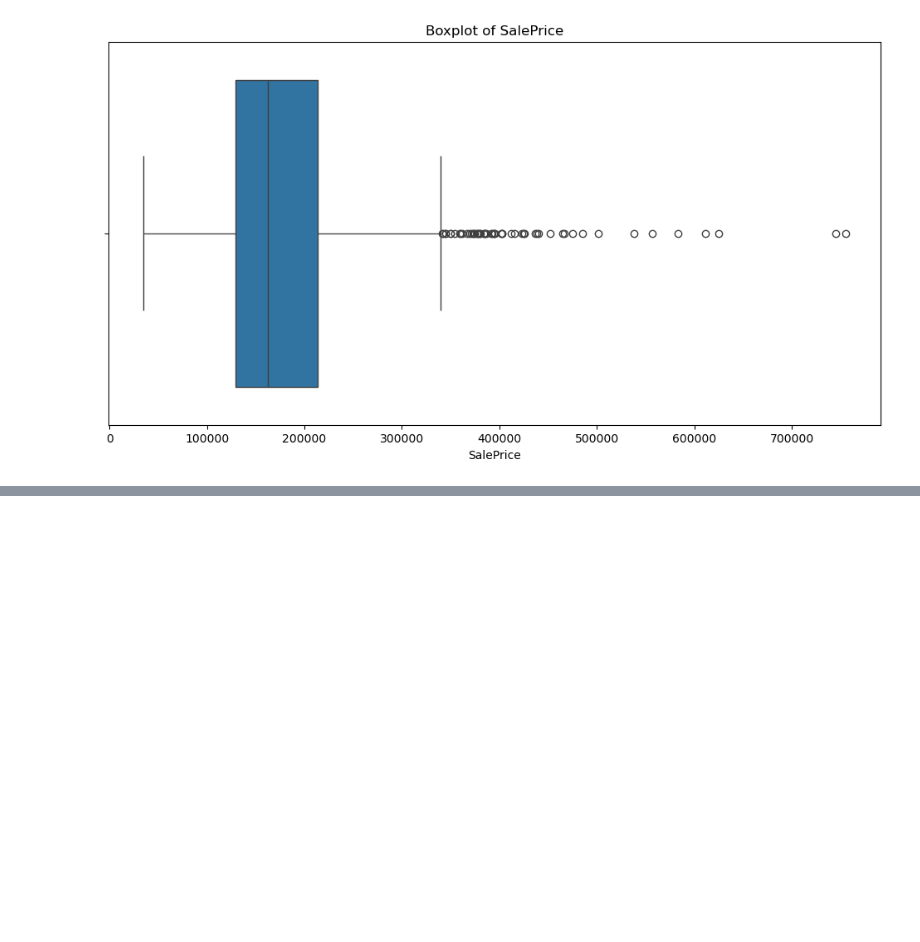
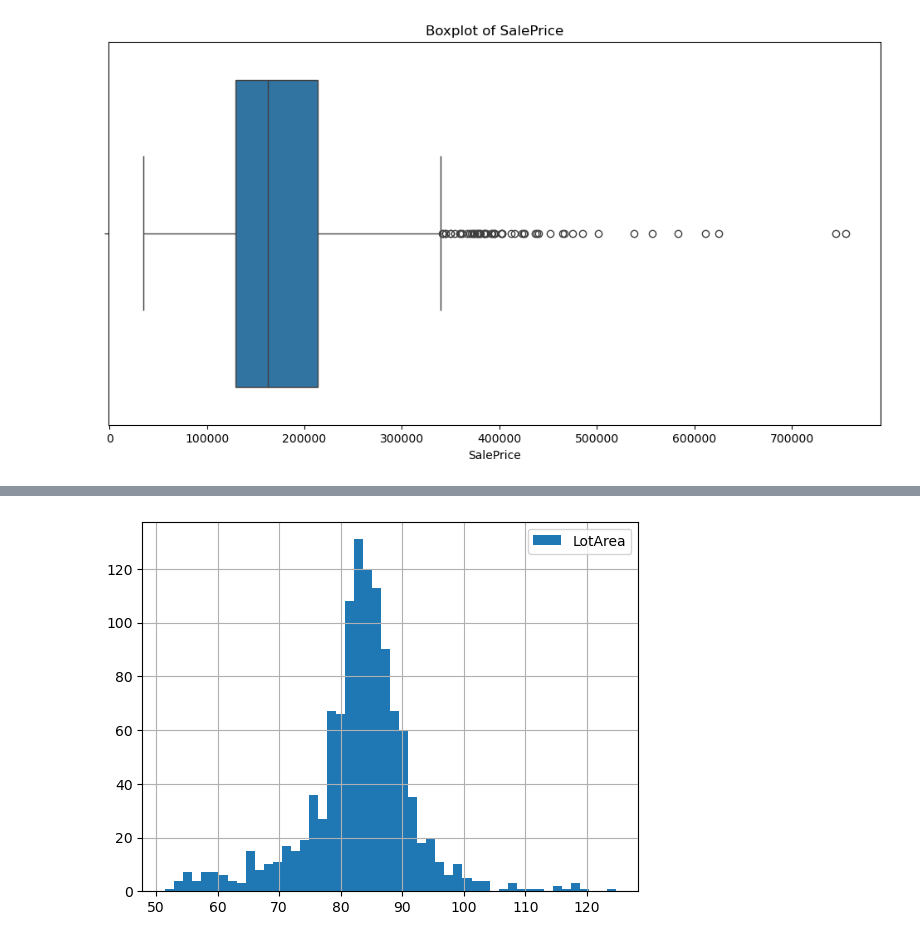
Before and after one commit to KishanSingh2003/House-Price-Pediction, a Jupyter notebook: HousePricePrediction/.EDA_And_DataCleaning.ipynb, the cells around one changed output, grey strips where cells are left out. Cells and saved outputs as stored; diff of their text form; code cells hidden in the pictures; blank space fills up the shorter version.

```diff
--- a/HousePricePrediction/.EDA_And_DataCleaning.ipynb
+++ b/HousePricePrediction/.EDA_And_DataCleaning.ipynb
@@ -391,0 +428,9 @@ data1 = data1.drop('SalePrice', axis=1)
+# %%
+import numpy as np
+import matplotlib.pyplot as plt
+
+data1['LotArea'].apply(lambda x: np.log1p(x)**2).hist(bins=50, label='LotArea')
+plt.legend()
+plt.show()
+# %% [output]
+[figure, added]
```
Also changed, not shown: parts of 5 cells of this notebook.
